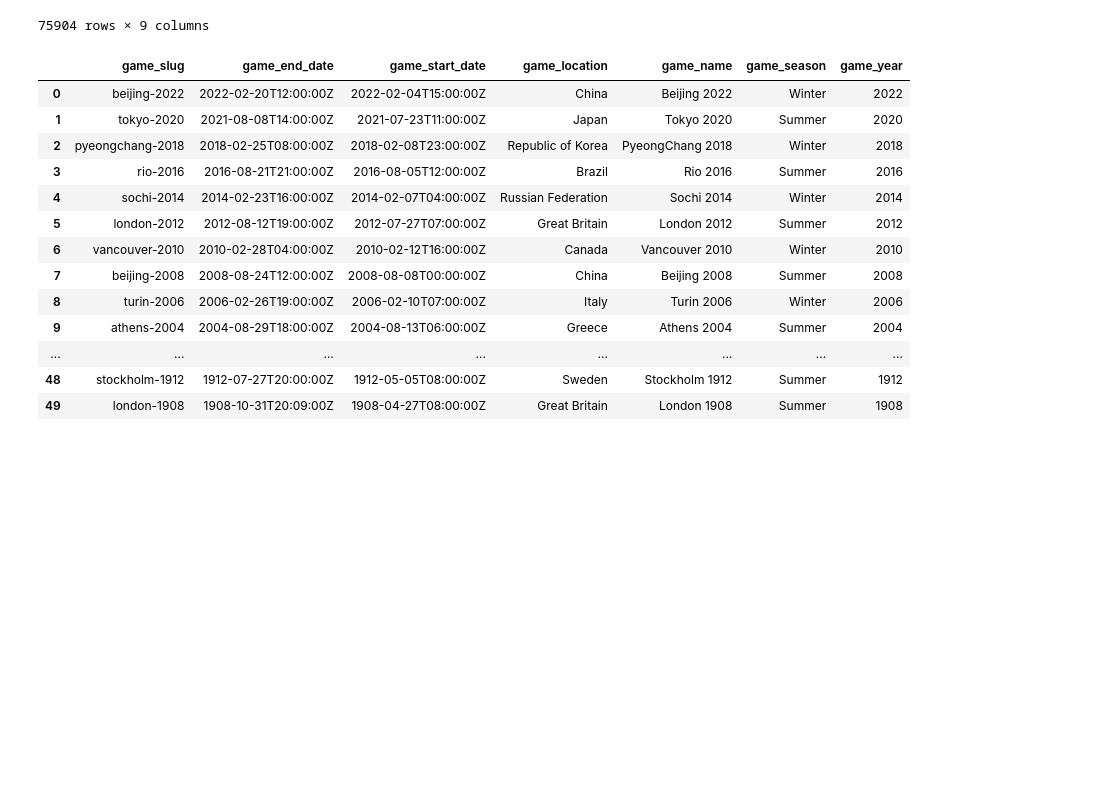
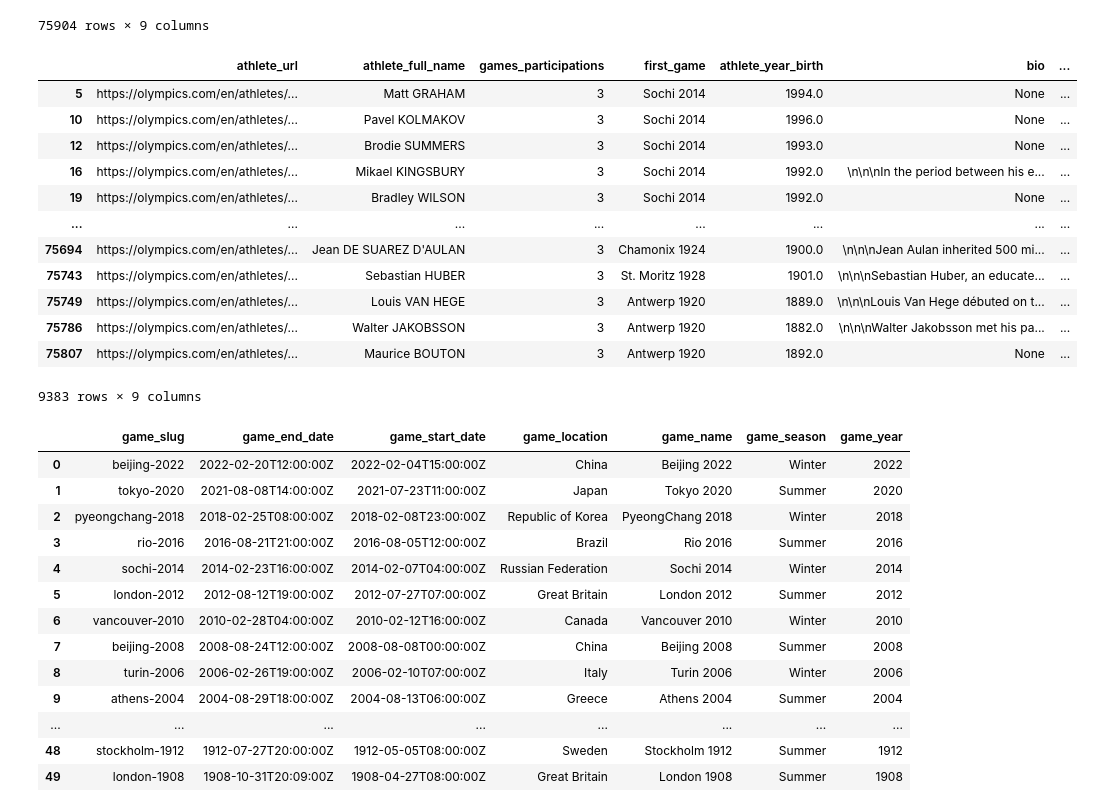
Before and after one commit to DamienSALEM/Hackhathon_IPSSI_JO_2024, a Jupyter notebook: DATA/Cleaning/cleaning.ipynb, the cells around one changed output. Cells and saved outputs as stored; diff of their text form; code cells hidden in the pictures; blank space fills up the shorter version.

```diff
--- a/DATA/Cleaning/cleaning.ipynb
+++ b/DATA/Cleaning/cleaning.ipynb
@@ -206,3 +206,19 @@ df_athletes
 | 75902 | https://olympics.com/en/athletes/... | Susan KELLEY | 1 | Innsbruck 1976 | 1954.0 | \n\n\nSusie Kelley competed in ic... | ... |
 | 75903 | https://olympics.com/en/athletes/... | Andrew STROUKOFF | 1 | Innsbruck 1976 | 1960.0 | \n\n\nAndrew Stroukoff competed i... | ... |
 75904 rows × 9 columns
+# %%
+df_athletes[df_athletes["games_participations"]>2]
+# %% [output]
+|  | athlete_url | athlete_full_name | games_participations | first_game | athlete_year_birth | bio | ... |
+| 5 | https://olympics.com/en/athletes/... | Matt GRAHAM | 3 | Sochi 2014 | 1994.0 | None | ... |
+| 10 | https://olympics.com/en/athletes/... | Pavel KOLMAKOV | 3 | Sochi 2014 | 1996.0 | None | ... |
+| 12 | https://olympics.com/en/athletes/... | Brodie SUMMERS | 3 | Sochi 2014 | 1993.0 | None | ... |
+| 16 | https://olympics.com/en/athletes/... | Mikael KINGSBURY | 3 | Sochi 2014 | 1992.0 | \n\n\nIn the period between his e... | ... |
+| 19 | https://olympics.com/en/athletes/... | Bradley WILSON | 3 | Sochi 2014 | 1992.0 | None | ... |
+| ... | ... | ... | ... | ... | ... | ... | ... |
+| 75694 | https://olympics.com/en/athletes/... | Jean DE SUAREZ D'AULAN | 3 | Chamonix 1924 | 1900.0 | \n\n\nJean Aulan inherited 500 mi... | ... |
+| 75743 | https://olympics.com/en/athletes/... | Sebastian HUBER | 3 | St. Moritz 1928 | 1901.0 | \n\n\nSebastian Huber, an educate... | ... |
+| 75749 | https://olympics.com/en/athletes/... | Louis VAN HEGE | 3 | Antwerp 1920 | 1889.0 | \n\n\nLouis Van Hege débuted on t... | ... |
+| 75786 | https://olympics.com/en/athletes/... | Walter JAKOBSSON | 3 | Antwerp 1920 | 1882.0 | \n\n\nWalter Jakobsson met his pa... | ... |
+| 75807 | https://olympics.com/en/athletes/... | Maurice BOUTON | 3 | Antwerp 1920 | 1892.0 | None | ... |
+9383 rows × 9 columns
```
Also changed, not shown: parts of 1 cell of this notebook, 2 other files.
